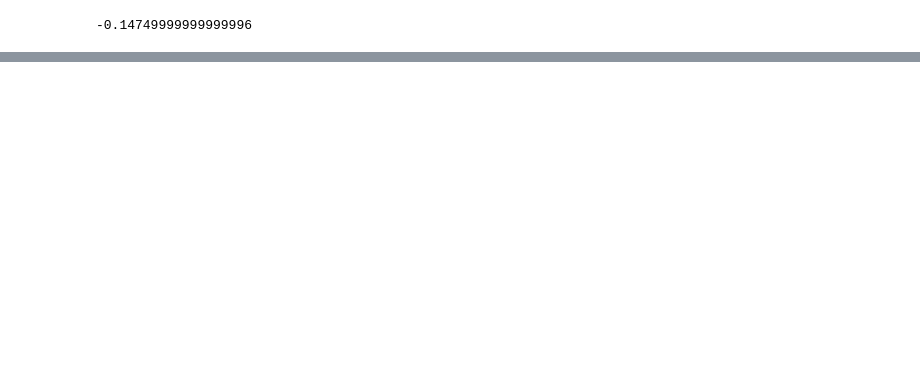
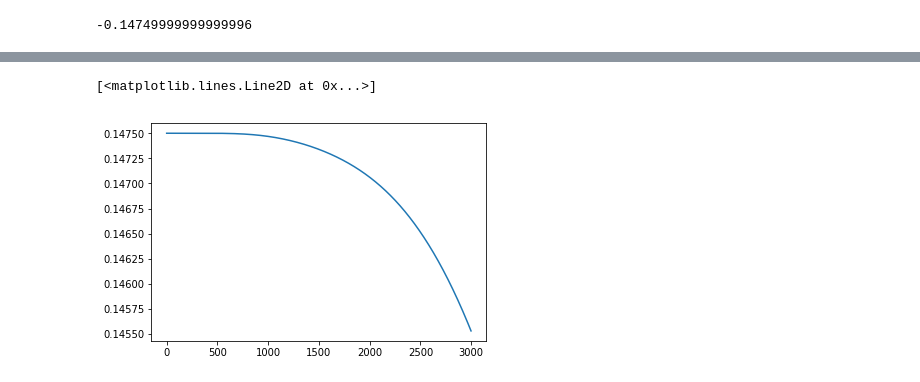
Before and after one commit to ddcampayo/ddcampayo.github.io, a Jupyter notebook: Curso_CFD_OS_2019/notebooks/difusion_reading.ipynb, the cells around one changed output, grey strips where cells are left out. Cells and saved outputs as stored; diff of their text form; code cells hidden in the pictures; blank space fills up the shorter version.

```diff
--- a/Curso_CFD_OS_2019/notebooks/difusion_reading.ipynb
+++ b/Curso_CFD_OS_2019/notebooks/difusion_reading.ipynb
@@ -84,7 +87,8 @@ plt.plot(x , uf , x , u0 , 'r')
 # %%
 import scipy.integrate as integrate
 # %%
-integrate.trapz( x, u0)
+I0 = integrate.trapz( x, u0)
+print( I0 )
 # %% [output]
 -0.14749999999999996
 # %%
@@ -116,0 +136,5 @@ plt.plot(x , u , x , u0 , 'r')
+# %%
+plt.plot( (-1)*np.array(I) )
+# %% [output]
+[<matplotlib.lines.Line2D at 0x...>]
+[figure, added]
```
Also changed, not shown: parts of 25 cells of this notebook, 1 other file.
